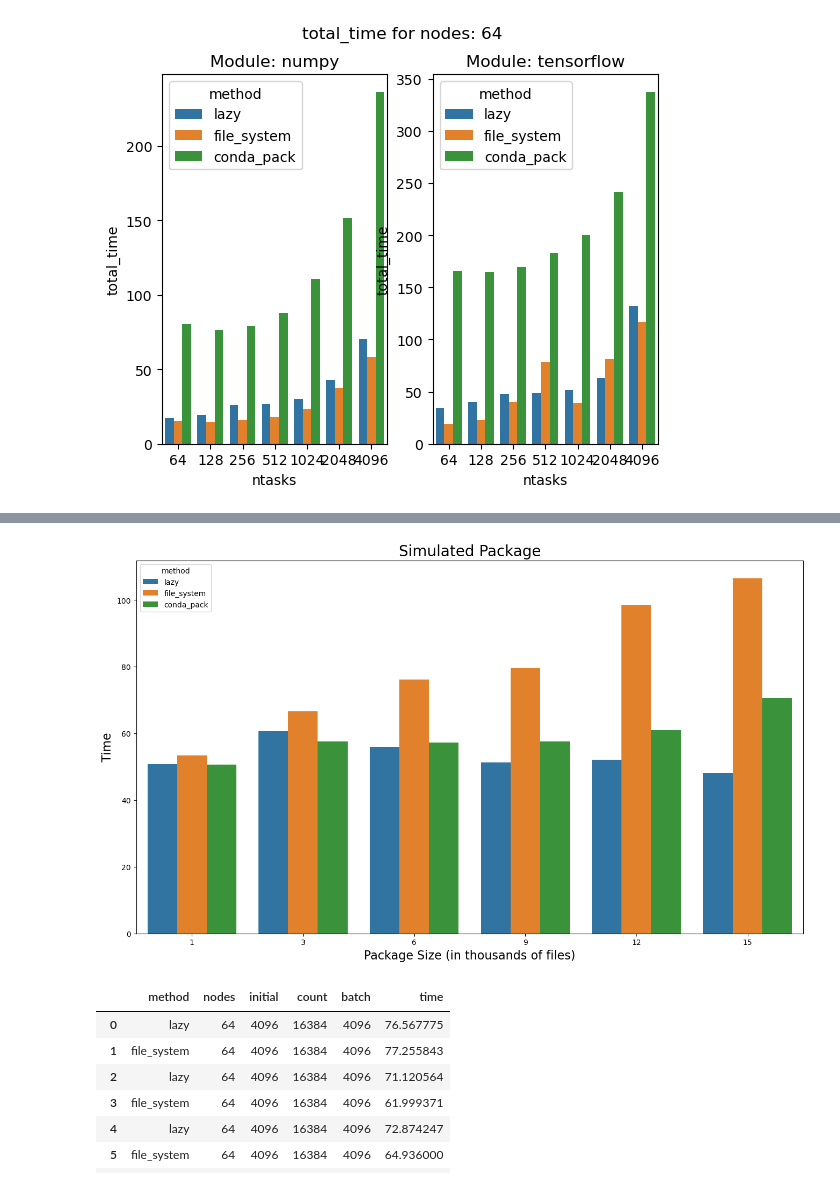
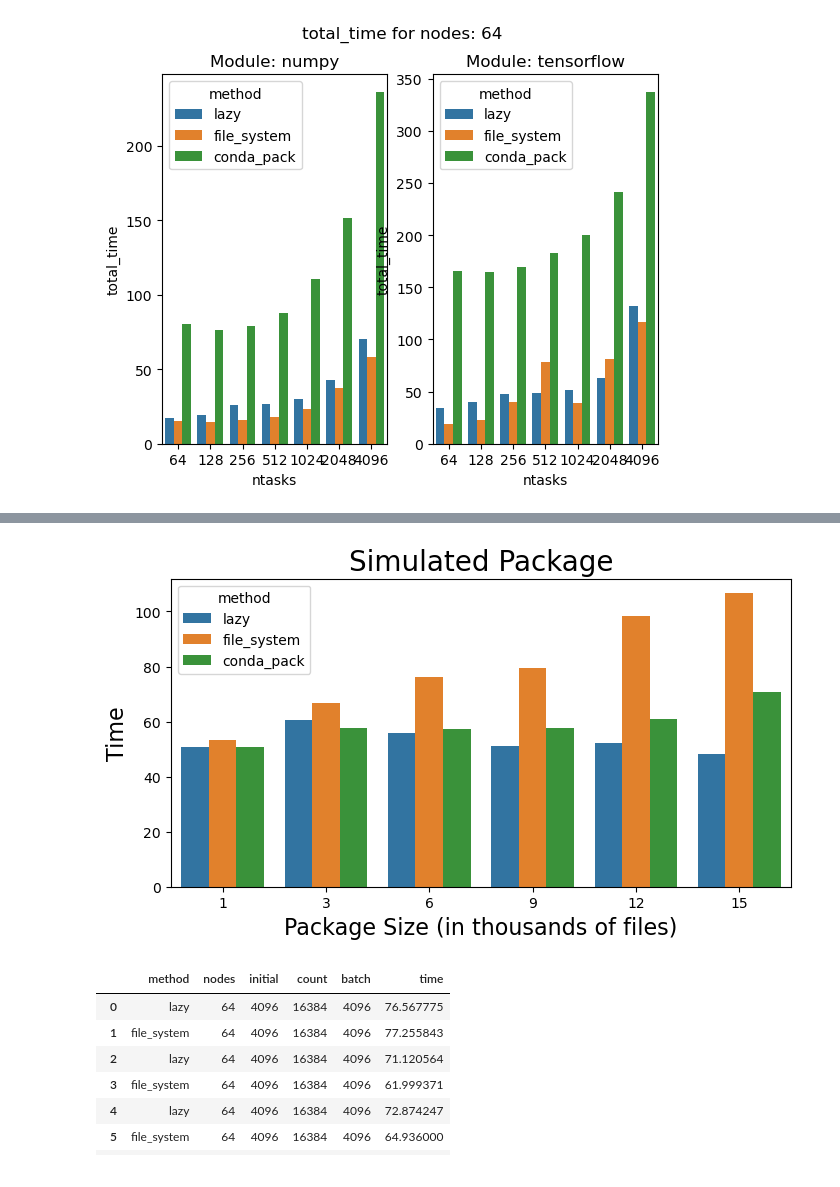
Before and after one commit to AK2000/proxy-imports, a Jupyter notebook: Plot Results (Perlmutter).ipynb, the cells around one changed output, grey strips where cells are left out. Saved outputs shown, nothing was run; the diff lists cells and outputs as text; code cells hidden in the pictures.

Commit message:
Added new plots

```diff
--- a/Plot Results (Perlmutter).ipynb
+++ b/Plot Results (Perlmutter).ipynb
@@ -143,13 +166,14 @@ results
 # %%
 sns.barplot(data=results, x="package_size", y="end_time", hue="method")
 plt.title(f"Simulated Package", fontsize=20)
 plt.xlabel(f"Package Size (in thousands of files)", fontsize=16)
 plt.ylabel(f"Time", fontsize=16)
 f = plt.gcf()
-f.set_figwidth(16)
-f.set_figheight(9)
+f.set_figwidth(8)
+f.set_figheight(4)
+plt.savefig("figs/perlmutter_simulated_package.pdf", bbox_inches="tight")
 # %% [output]
-[figure, old version]
+[figure, new version]
 # %%
 with open("results/perlmutter/xtb_results.jsonl") as fp:
     lines = fp.readlines()
```
Also changed, not shown: parts of 14 cells of this notebook, 1 other file.
